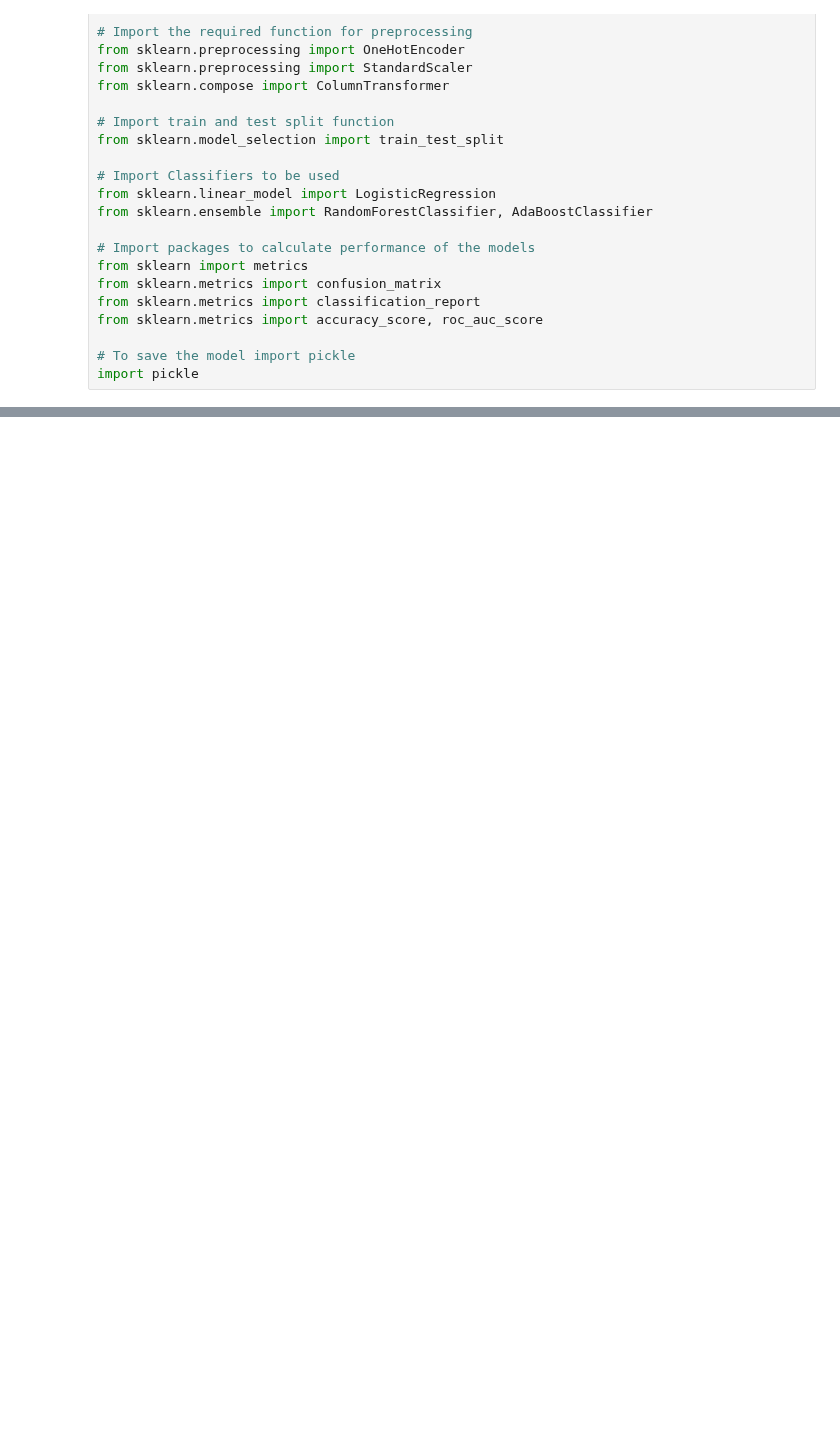
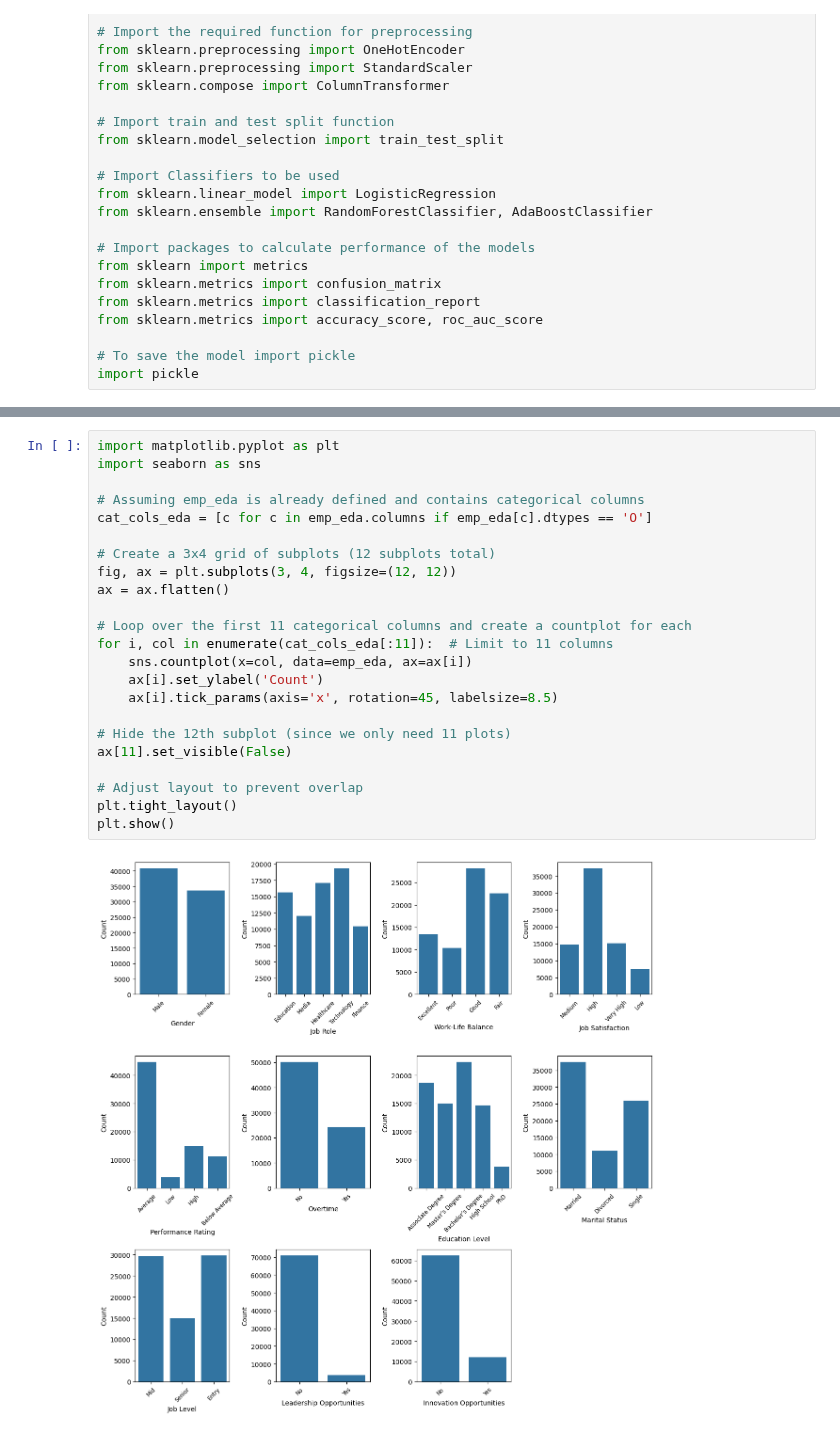
Before and after one commit to hansi-2000/HR-Project_ML, a Jupyter notebook: EMP_Attrition_rate.ipynb, the cells around one changed output, grey strips where cells are left out. Cells and saved outputs as stored; diff of their text form; blank space fills up the shorter version.

```diff
--- a/EMP_Attrition_rate.ipynb
+++ b/EMP_Attrition_rate.ipynb
@@ -38,0 +118,25 @@ HTTPError: HTTP Error 401: Unauthorized
+# %%
+import matplotlib.pyplot as plt
+import seaborn as sns
+
+# Assuming emp_eda is already defined and contains categorical columns
+cat_cols_eda = [c for c in emp_eda.columns if emp_eda[c].dtypes == 'O']
+
+# Create a 3x4 grid of subplots (12 subplots total)
+fig, ax = plt.subplots(3, 4, figsize=(12, 12))
+ax = ax.flatten()
+
+# Loop over the first 11 categorical columns and create a countplot for each
+for i, col in enumerate(cat_cols_eda[:11]):  # Limit to 11 columns
+    sns.countplot(x=col, data=emp_eda, ax=ax[i])
+    ax[i].set_ylabel('Count')
+    ax[i].tick_params(axis='x', rotation=45, labelsize=8.5)
+
+# Hide the 12th subplot (since we only need 11 plots)
+ax[11].set_visible(False)
+
+# Adjust layout to prevent overlap
+plt.tight_layout()
+plt.show()
+# %% [output]
+[figure, added]
```
Also changed, not shown: parts of 4 cells of this notebook.
